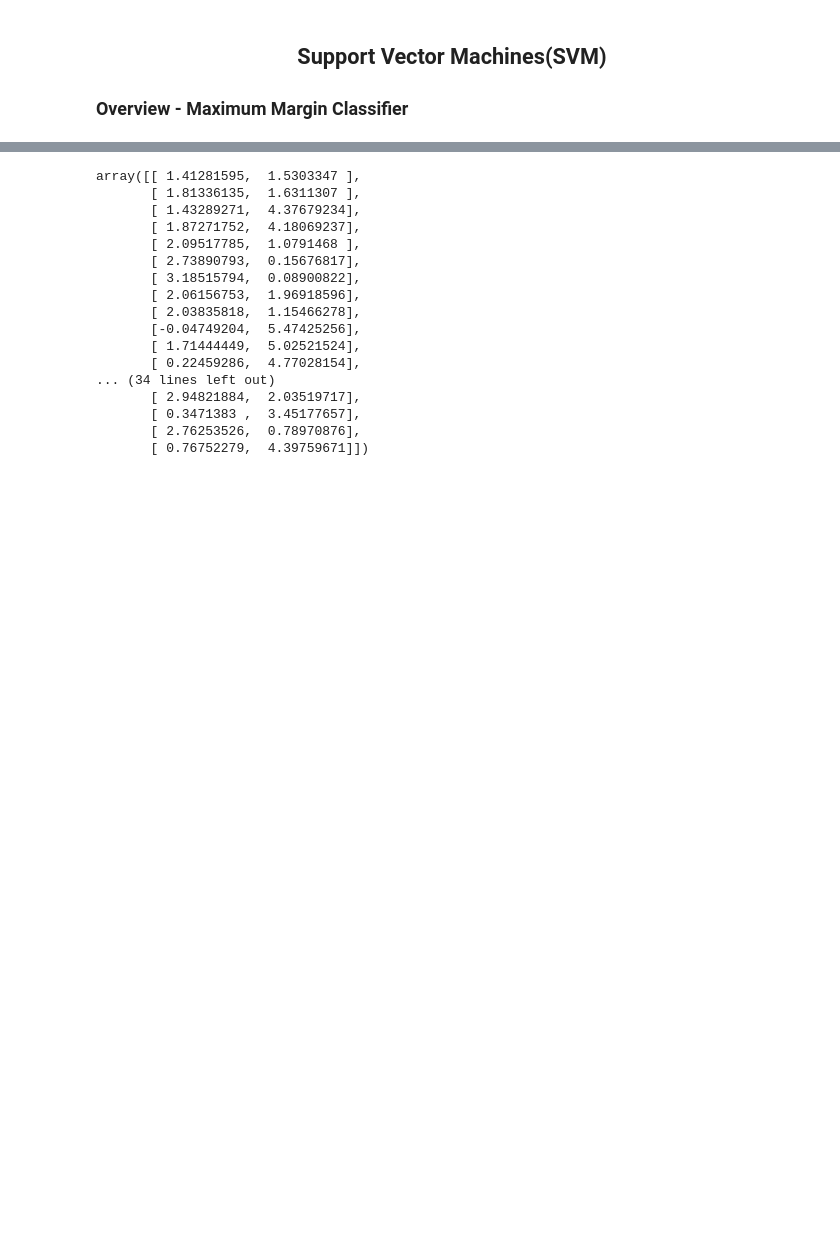
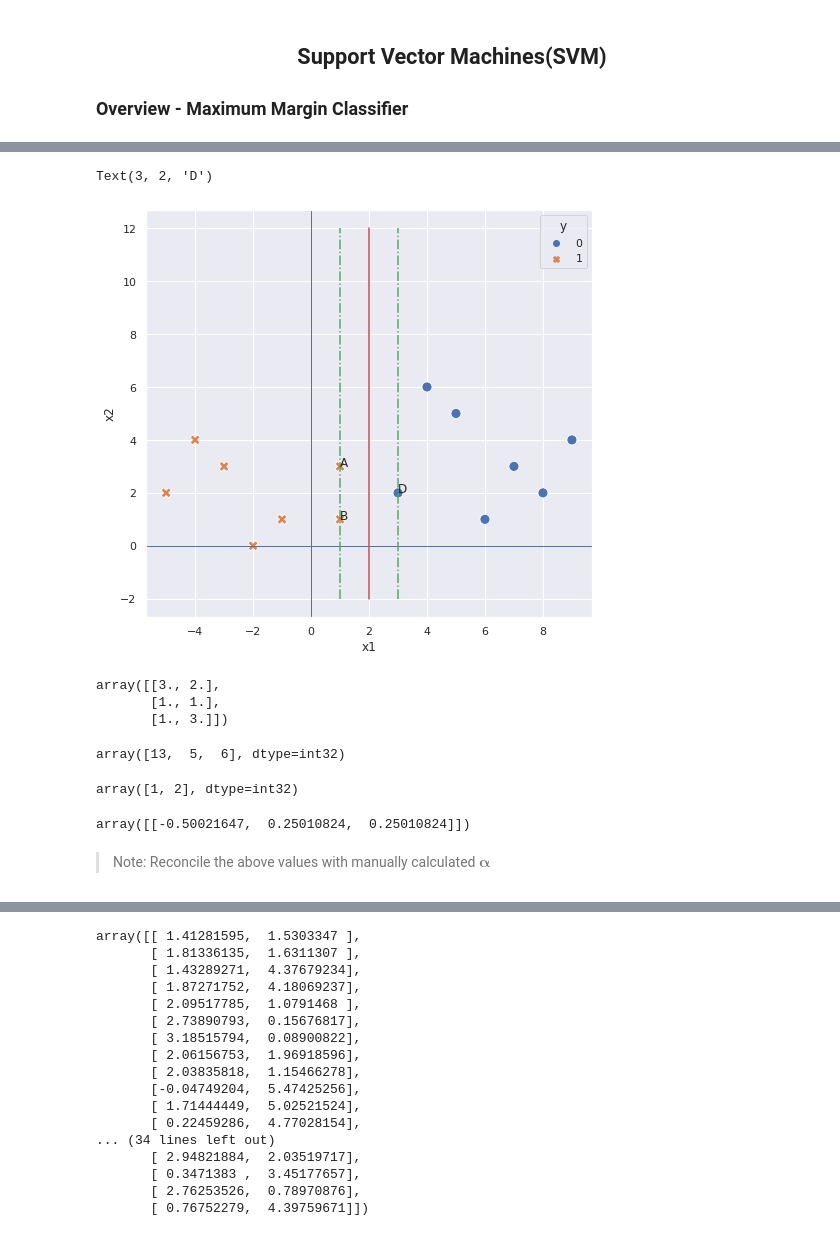
Before and after one commit to ehtisham-sadiq/Final-Year-Project-Material-, a Jupyter notebook: Week no 09/Support Vector Machine.ipynb, the cells around one changed output, grey strips where cells are left out. Saved outputs shown, nothing was run; the diff lists cells and outputs as text; code cells hidden in the pictures; blank space fills up the shorter version.

```diff
--- a/Week no 09/Support Vector Machine.ipynb
+++ b/Week no 09/Support Vector Machine.ipynb
@@ -192,0 +649,42 @@ Separating hyperplane can be considered as `street`. We are trying to maximise t
+# %%
+# Prepare the plot
+fig, ax = plt.subplots(figsize = (8, 7.5))
+sns.scatterplot(x='x1', y='x2', hue='y', style='y', data=df, s=100)
+ax.axhline(y=0, linewidth=1)
+ax.axvline(x=0, linewidth=1);
+
+plt.plot(margin_X, margin_Y, color='r')
+plt.plot(gutter1_X, gutter1_Y, 'g-.')
+plt.plot(gutter2_X, gutter2_Y, 'g-.')
+
+plt.text(x=1, y=3, s="A")
+plt.text(x=1, y=1, s="B")
+plt.text(x=3, y=2, s="D")
+# %% [output]
+Text(3, 2, 'D')
+[figure, added]
+# %%
+# Fit the model
+model = svm.SVC(kernel='linear')
+model.fit(X,y)
+model.support_vectors_
+# %% [output]
+array([[3., 2.],
+       [1., 1.],
+       [1., 3.]])
+# %%
+# get indices of support vectors
+model.support_
+# %% [output]
+array([13,  5,  6], dtype=int32)
+# %%
+# get number of support vectors for each class
+model.n_support_
+# %% [output]
+array([1, 2], dtype=int32)
+# %%
+model.dual_coef_
+# %% [output]
+array([[-0.50021647,  0.25010824,  0.25010824]])
+# %% [markdown]
+> Note: Reconcile the above values with manually calculated $\mathbf{\alpha}$
```
Also changed, not shown: parts of 60 cells of this notebook, 18 other files.
